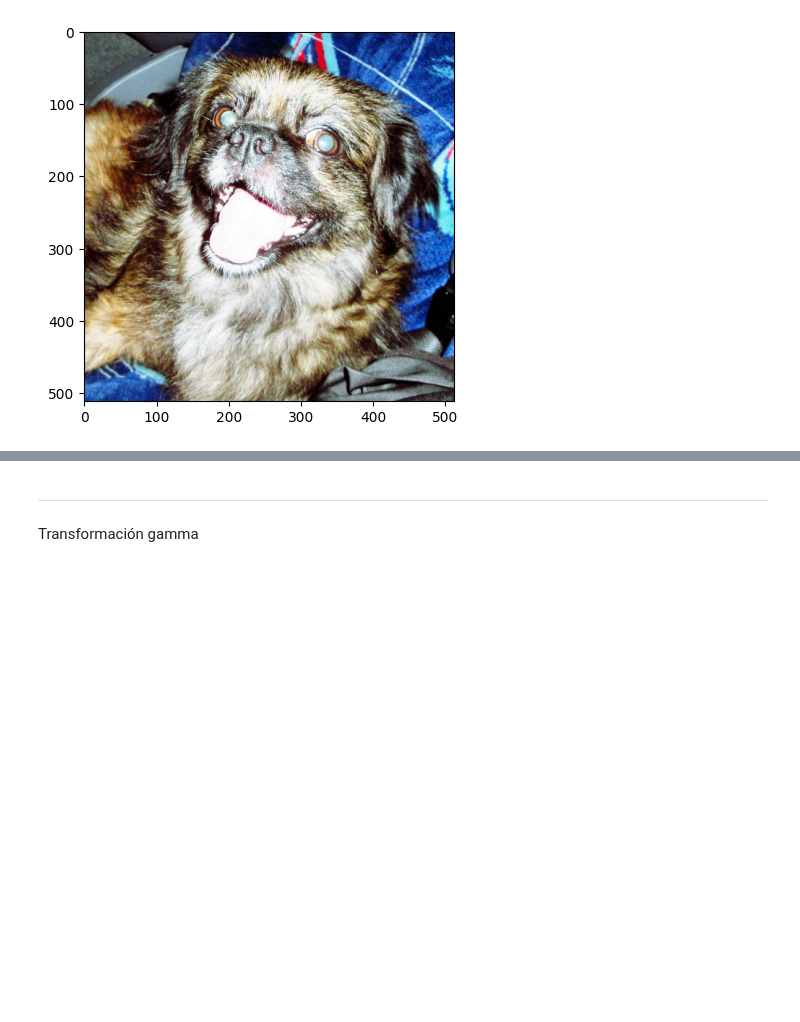
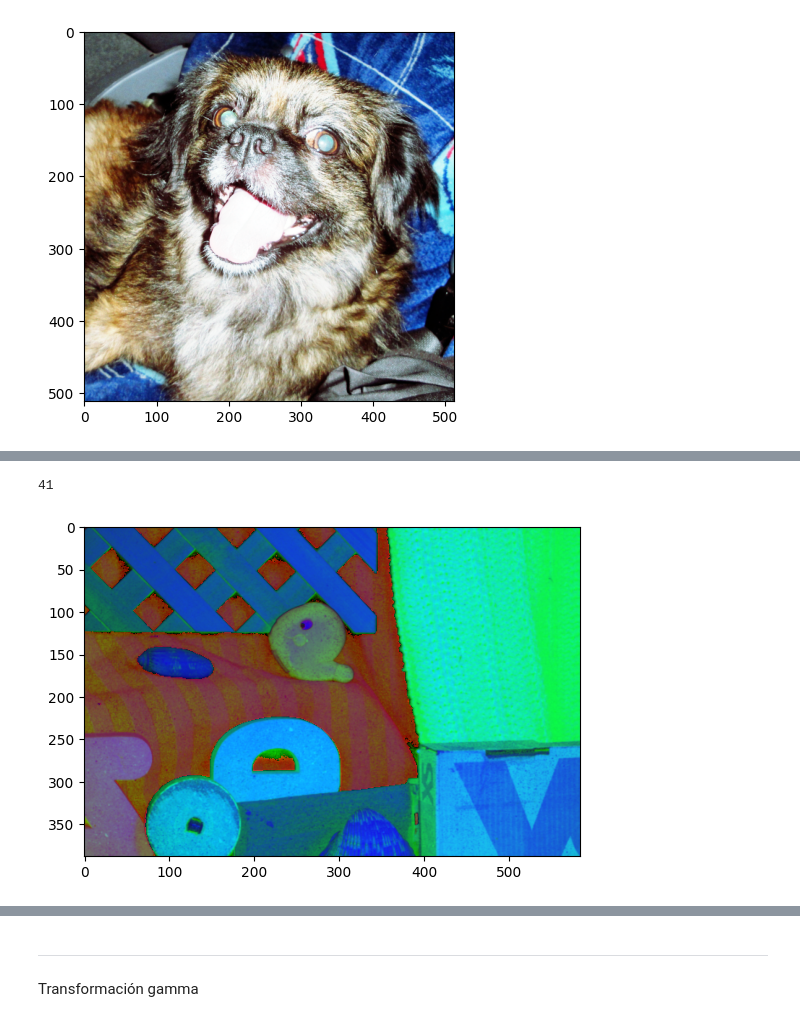
Before and after one commit to mikecr96/PDI-Ago-dic24, a Jupyter notebook: Semana VIII/eqHist.ipynb, the cells around one changed output, grey strips where cells are left out. Drawn from its saved outputs; the diff is of its cells as text; code cells hidden in the pictures; blank space fills up the shorter version.

```diff
--- a/Semana VIII/eqHist.ipynb
+++ b/Semana VIII/eqHist.ipynb
@@ -92,0 +129,6 @@ plt.show()
+# %%
+cv.COLOR_RGB2HSV
+# %% [output]
+41
+# %%
+ballena_hsv = cv.cvtColor(ballena, cv.COLOR_RGB2HSV)
@@ -92,0 +138,11 @@ plt.show()
+# %%
+h, s, v = cv.split(ballena_hsv)
+# %%
+v_eq = cv.equalizeHist(v)
+# %%
+ballena_hsv_eq = cv.merge((h, s, v_eq))
+# %%
+plt.imshow(ballena_hsv_eq)
+plt.show()
+# %% [output]
+[figure, added]
```
Also changed, not shown: parts of 24 cells of this notebook.
